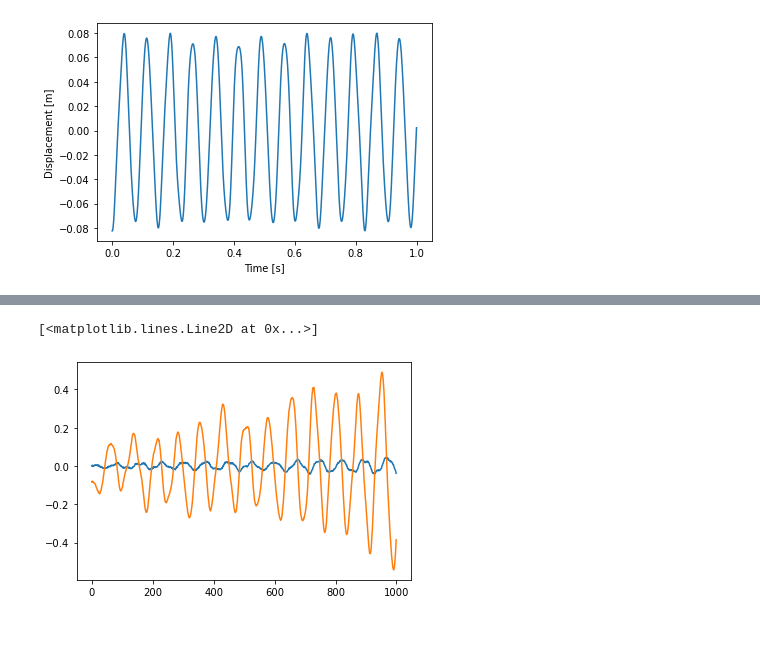
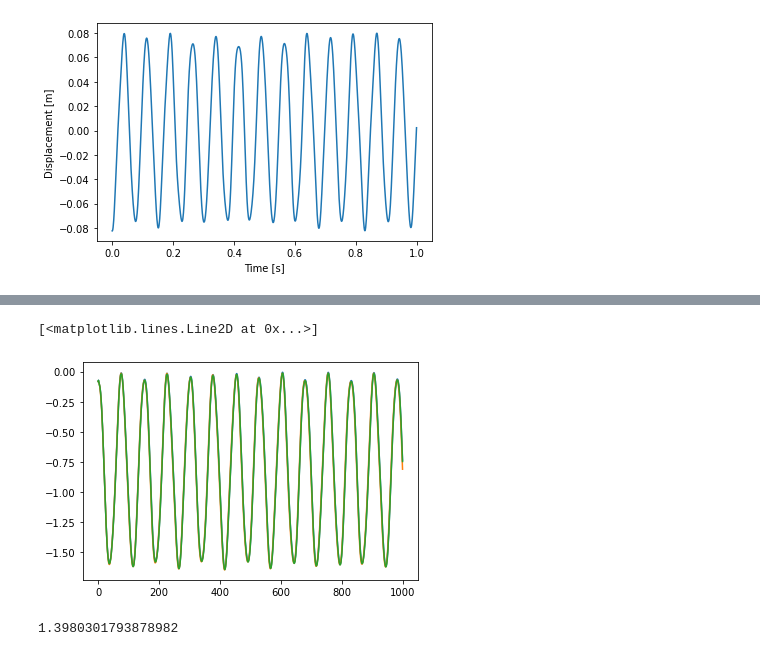
Before and after one commit to ks976/IIB_project, a Jupyter notebook: main.ipynb, the cells around one changed output, grey strips where cells are left out. Saved outputs shown, nothing was run; the diff lists cells and outputs as text; code cells hidden in the pictures.

```diff
--- a/main.ipynb
+++ b/main.ipynb
@@ -732,9 +465,22 @@ plt.plot(param)
-# %%
-plt.plot(X[index][1,:]-a[1,:])
-plt.plot(data[1,:])
-# %% [output]
-[<matplotlib.lines.Line2D at 0x...>]
-[figure, removed]
+# %%
+x_MC = np.zeros(N)
+for i in range(N):
+    x_MC += X[i][1,:]
+x_MC = x_MC/N
+# %%
+plt.plot(x_MC)
+plt.plot(a[1,:])
+plt.plot(X[index][1,:])
+# %% [output]
+[<matplotlib.lines.Line2D at 0x...>]
+[figure, added]
+# %%
+diff = 0
+for i in range(len(a[1,:])):
+    diff += (x_MC[i]-a[1,i])**2
+print(diff)
+# %% [output]
+1.3980301793878982
 # %%
 diff = 0
 for i in range(len(a[1,:])):
```
Also changed, not shown: parts of 125 cells of this notebook, 3 other files.
